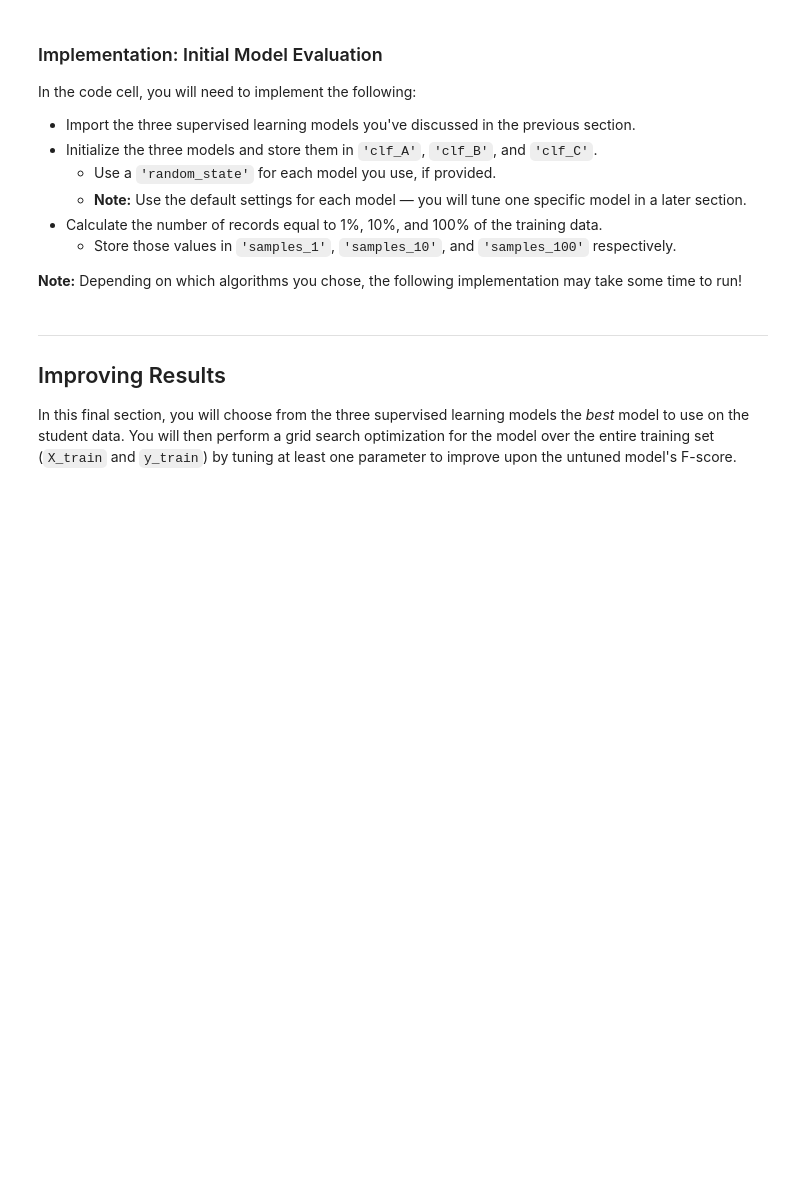
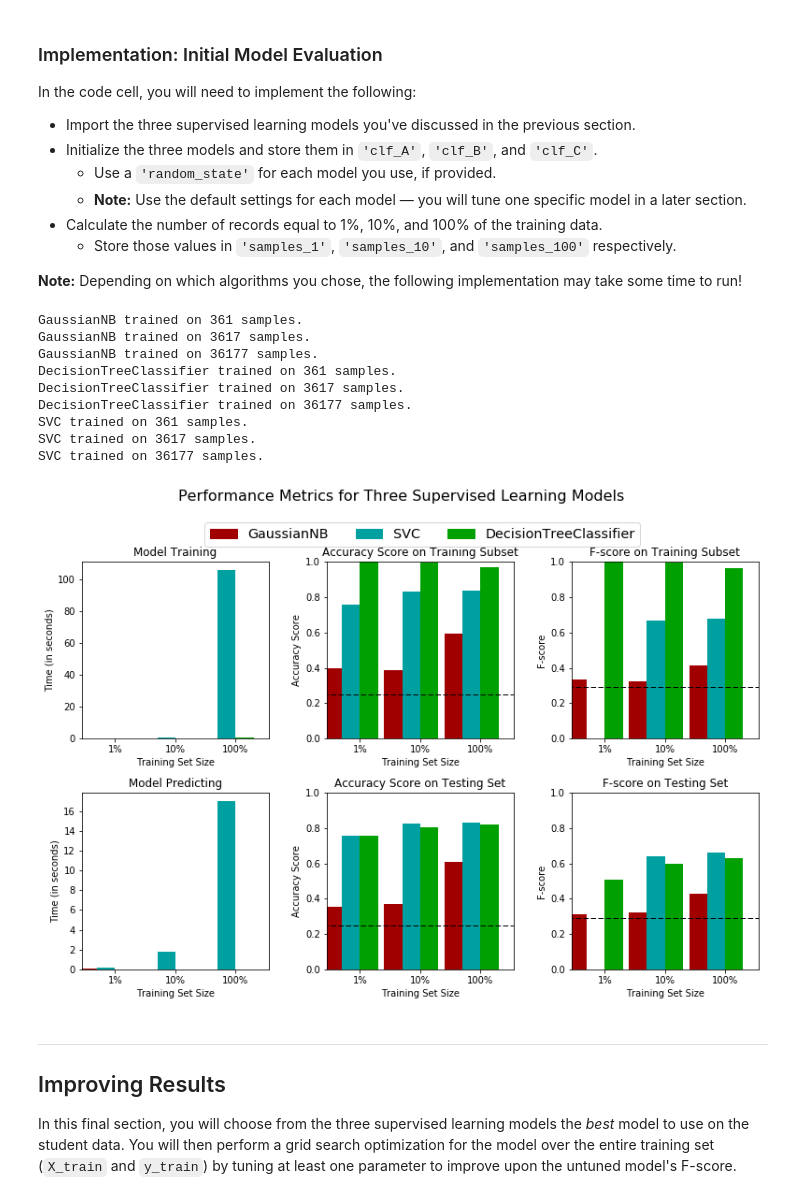
Before and after one commit to ashu020497/MLND, a Jupyter notebook: finding_donors/finding_donors.ipynb, the cells around one changed output. Drawn from its saved outputs; the diff is of its cells as text; code cells hidden in the pictures; blank space fills up the shorter version.

```diff
--- a/finding_donors/finding_donors.ipynb
+++ b/finding_donors/finding_donors.ipynb
@@ -153,15 +153,11 @@ Additionally, as with the non-numeric features, we need to convert the non-numer
 features = pd.get_dummies(features_raw)
 
 # TODO: Encode the 'income_raw' data to numerical values
-income = pd.get_dummies(income_raw)
-income = income.drop('<=50K',axis=1)
+income = (income_raw == '>50K').astype(int)
 
 # Print the number of features after one-hot encoding
 encoded = list(features.columns)
 print "{} total features after one-hot encoding.".format(len(encoded))
-type(income)
-print income
-# Uncomment the following line to see the encoded feature names
-#print encoded
+print encoded
 # %% [output]
 103 total features after one-hot encoding.
@@ -235,20 +215,14 @@ Looking at the distribution of classes (those who make at most \$50,000, and tho
 **Note:** You must use the code cell below and assign your results to `'accuracy'` and `'fscore'` to be used later.
 # %%
 # TODO: Calculate accuracy
-cou = 0
-for index, rows in y_test.iterrows():
-    if rows[">50K"]==1:
-        cou+=1
-accuracy = float(cou)/len(y_test)
+accuracy = n_greater_50k * 1.0 / n_records
+
+# TODO: Calculate F-score using the formula above for beta = 0.5
 precision = accuracy
-true_positive = cou
-true_negative = 0 #Because no zero predictions
-false_positive = len(y_test)-cou
-false_negative = 0 #Because no zero predictions
-# TODO: Calculate F-score using the formula above for beta = 0.5
-recall = true_positive/float(true_positive+false_negative)
-print recall
-fscore = (1.25)*(precision)/(precision*0.25+1)
+recall = 1.0
+beta = 0.5
+fscore = (1 + beta*beta) * (precision * recall) / ((beta*beta*precision) + recall)
+
 # Print the results
 print "Naive Predictor: [Accuracy score: {:.4f}, F-score: {:.4f}]".format(accuracy, fscore)
 # %% [output]
@@ -302,8 +305,7 @@ def train_predict(learner, sample_size, X_train, y_train, X_test, y_test):
 
     # TODO: Fit the learner to the training data using slicing with 'sample_size'
     start = time() # Get start time
-    learner.fit(X_train.iloc[:sample_size,:], y_train.iloc[:sample_size])
-    print learner
+    learner.fit(X_train[:sample_size], y_train[:sample_size])
     end = time() # Get end time
 
     # TODO: Calculate the training time
@@ -320,16 +322,16 @@ def train_predict(learner, sample_size, X_train, y_train, X_test, y_test):
     results['pred_time'] = end-start
 
     # TODO: Compute accuracy on the first 300 training samples
-    results['acc_train'] = accuracy_score(predictions_train,y_train[:300].values.ravel())
+    results['acc_train'] = accuracy_score(y_train[:300],predictions_train)
 
     # TODO: Compute accuracy on test set
-    results['acc_test'] = accuracy_score(predictions_test,y_test)
+    results['acc_test'] = accuracy_score(y_test,predictions_test)
 
     # TODO: Compute F-score on the the first 300 training samples
-    results['f_train'] = fbeta_score(predictions_train,y_train[:300].values.ravel(),beta=0.5)
+    results['f_train'] = fbeta_score(y_train[:300],predictions_train,beta=0.5)
 
     # TODO: Compute F-score on the test set
-    results['f_test'] = fbeta_score(predictions_test,y_test,beta=0.5)
+    results['f_test'] = fbeta_score(y_test,predictions_test,beta=0.5)
 
     # Success
     print "{} trained on {} samples.".format(learner.__class__.__name__, sample_size)
@@ -350,29 +352,40 @@ In the code cell, you will need to implement the following:
 # %%
 # TODO: Import the three supervised learning models from sklearn
 from sklearn.naive_bayes import GaussianNB
 from sklearn.svm import SVC
-from sklearn.ensemble import RandomForestClassifier
+from sklearn.tree import DecisionTreeClassifier
 # TODO: Initialize the three models
 clf_A = GaussianNB()
-clf_B = SVC(random_state=100)
-clf_C = RandomForestClassifier(random_state=100)
+clf_B = DecisionTreeClassifier(random_state=42)
+clf_C = SVC(random_state=42)
 
 # TODO: Calculate the number of samples for 1%, 10%, and 100% of the training data
 samples_1 = len(X_train)/(100)
 samples_10 = len(X_train)/(10)
 samples_100 = len(X_train)
 
 # Collect results on the learners
 results = {}
 for clf in [clf_A, clf_B, clf_C]:
     clf_name = clf.__class__.__name__
     results[clf_name] = {}
     for i, samples in enumerate([samples_1, samples_10, samples_100]):
         results[clf_name][i] = \
         train_predict(clf, samples, X_train, y_train, X_test, y_test)
 
 # Run metrics visualization for the three supervised learning models chosen
 vs.evaluate(results, accuracy, fscore)
+# %% [output]
+GaussianNB trained on 361 samples.
+GaussianNB trained on 3617 samples.
+GaussianNB trained on 36177 samples.
+DecisionTreeClassifier trained on 361 samples.
+DecisionTreeClassifier trained on 3617 samples.
+DecisionTreeClassifier trained on 36177 samples.
+SVC trained on 361 samples.
+SVC trained on 3617 samples.
+SVC trained on 36177 samples.
+[figure, added]
 # %% [markdown]
 ----
 ## Improving Results
```
Also changed, not shown: parts of 22 cells of this notebook.
